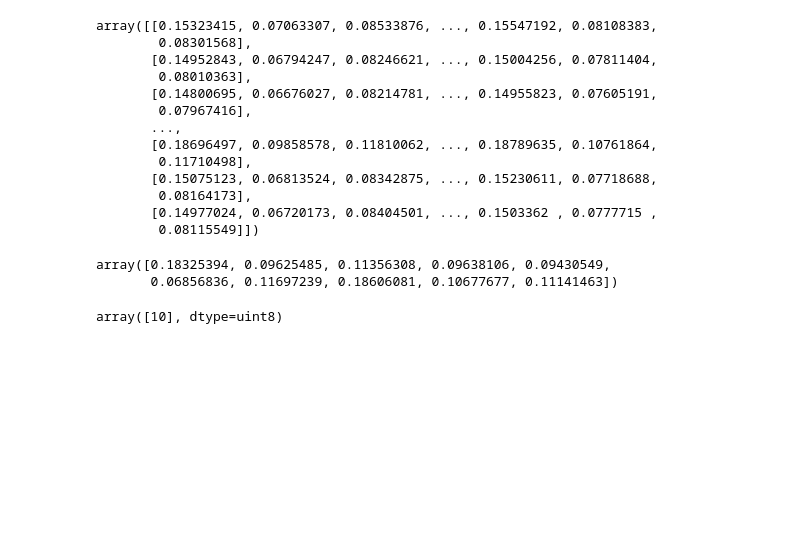
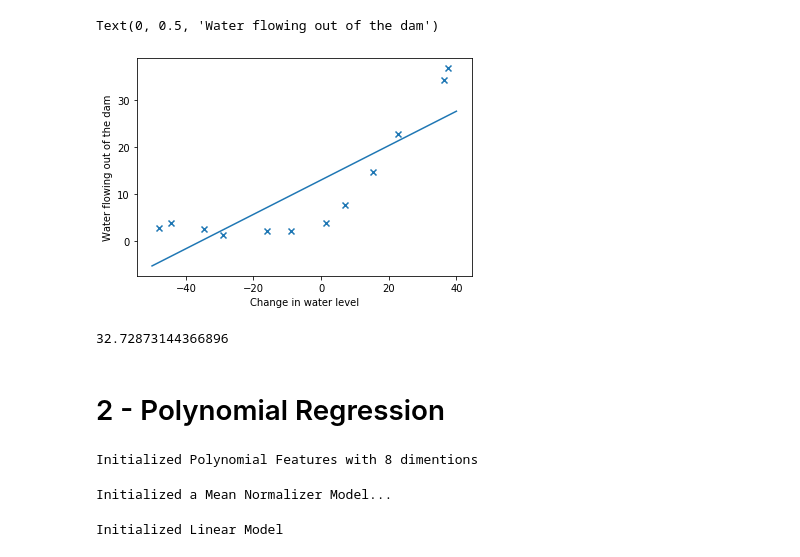
Before and after one commit to kassemsabeh/Machine-Learning-Algorthms, a Jupyter notebook: test1.ipynb, the cells around one changed output. Drawn from its saved outputs; the diff is of its cells as text; code cells hidden in the pictures; blank space fills up the shorter version.

```diff
--- a/test1.ipynb
+++ b/test1.ipynb
@@ -153,26 +24,0 @@ def loss(y):
-# %%
-Delta1 = np.zeros((25, 401))
-Delta2 = np.zeros((10, 26))
-for epochs in range(20):
-
-    for i in range(X.shape[0]):
-
-        #1 - forward propagation:
-        A1 = add_bias(X[i].reshape(X.shape[1], 1)).T
-        z2 = theta1.dot(A1)
-        A2 = sigmoid(z2)
-
-        A2 = add_bias(A2).T
-        z3 = theta2.dot(A2)
-        A3 = sigmoid(z3)
-
-        #2 - calculate delta:
-        delta3 = A3 - y[i]
-        delta2 = theta2.T.dot(delta3) * (A2 * (1 - A2))
-        Delta1 += delta2[1:].dot(A1.T)
-        Delta2 += delta3.dot(A2.T)
-
-    gradient1 = (1 / X.shape[0]) * Delta1
-    gradient2 = (1 / X.shape[0]) * Delta2
-    theta1 = theta1 - 0.01 * gradient1
-    theta2 = theta2 - 0.01 * gradient2
@@ -238,25 +91,17 @@ nn.fit(X, y_encoded)
-# %%
-nn.score(X)
-# %% [output]
-array([[0.15323415, 0.07063307, 0.08533876, ..., 0.15547192, 0.08108383,
-        0.08301568],
-       [0.14952843, 0.06794247, 0.08246621, ..., 0.15004256, 0.07811404,
-        0.08010363],
-       [0.14800695, 0.06676027, 0.08214781, ..., 0.14955823, 0.07605191,
-        0.07967416],
-       ...,
-       [0.18696497, 0.09858578, 0.11810062, ..., 0.18789635, 0.10761864,
-        0.11710498],
-       [0.15075123, 0.06813524, 0.08342875, ..., 0.15230611, 0.07718688,
-        0.08164173],
-       [0.14977024, 0.06720173, 0.08404501, ..., 0.1503362 , 0.0777715 ,
-        0.08115549]])
-# %%
-nn.A3[23]
-# %% [output]
-array([0.18325394, 0.09625485, 0.11356308, 0.09638106, 0.09430549,
-       0.06856836, 0.11697239, 0.18606081, 0.10677677, 0.11141463])
-# %%
-y[23]
-# %% [output]
-array([10], dtype=uint8)
+# %%
+x_pts = np.linspace(-50, 40, 50)
+y_pts = lr_reg.theta[0] + lr_reg.theta[1] * x_pts
+fig, ax = plt.subplots()
+ax.scatter(X_train, y_train, marker='x')
+ax.plot(x_pts, y_pts)
+ax.set_xlabel('Change in water level')
+ax.set_ylabel('Water flowing out of the dam')
+# %% [output]
+Text(0, 0.5, 'Water flowing out of the dam')
+[figure, added]
+# %%
+lr_reg.score(X_test, y_test)
+# %% [output]
+32.72873144366896
+# %% [markdown]
+# 2 - Polynomial Regression
@@ -262,0 +111,8 @@ array([10], dtype=uint8)
+# %%
+poly_features = PolynomialFeatures(n_dimentions=8)
+# %% [output]
+Initialized Polynomial Features with 8 dimentions
+# %%
+mean = MeanNormalizer()
+# %% [output]
+Initialized a Mean Normalizer Model...
@@ -262,0 +124,4 @@ array([10], dtype=uint8)
+# %%
+pol_reg = LinearRegression()
+# %% [output]
+Initialized Linear Model
```
Also changed, not shown: parts of 53 cells of this notebook, 5 other files.
